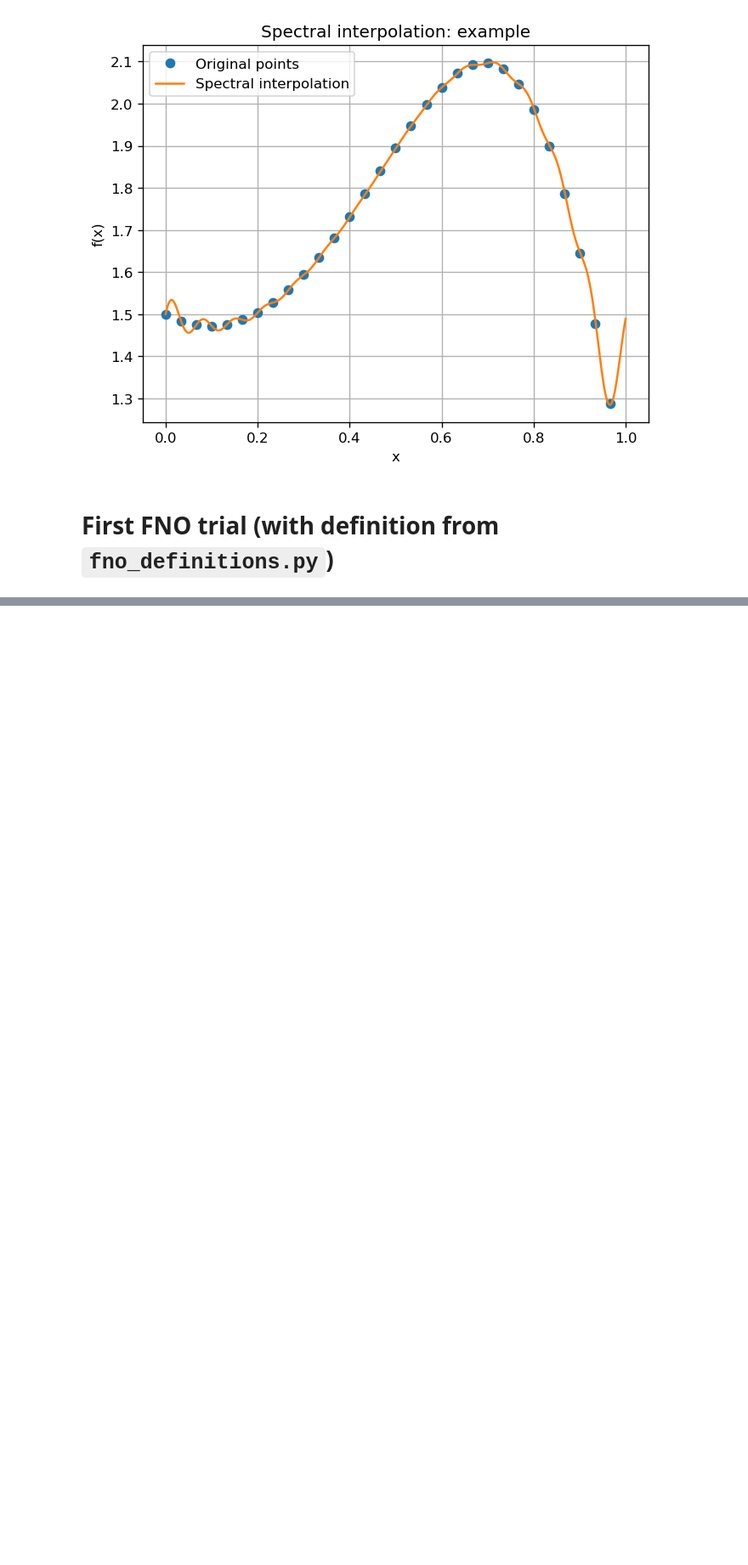
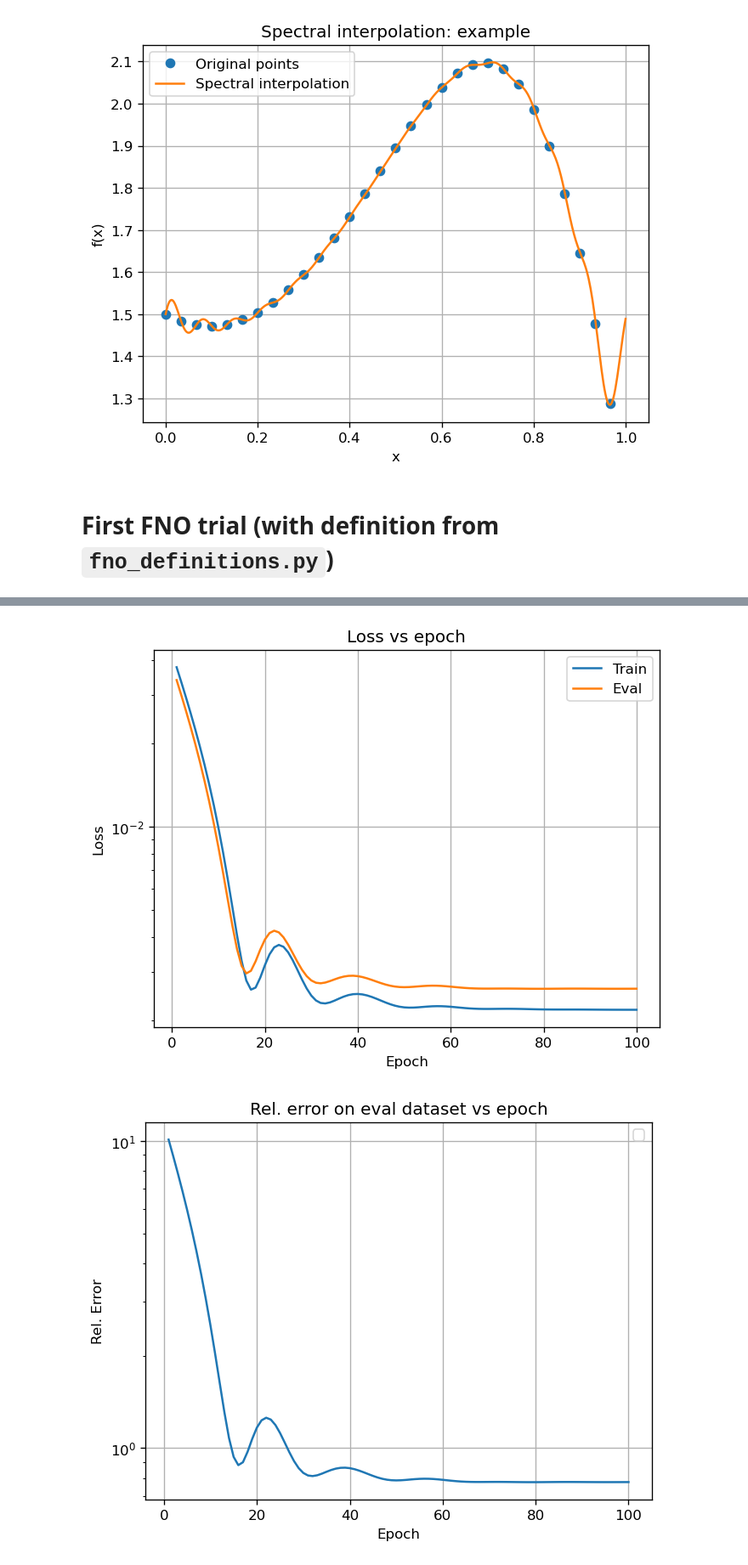
Before and after one commit to sottoviafilippo/trying-out-neural-operators, a Jupyter notebook: fno_trials.ipynb, the cells around one changed output, grey strips where cells are left out. Shown at 85% size. Drawn from its saved outputs; the diff is of its cells as text; code cells hidden in the pictures; blank space fills up the shorter version.

Commit message:
things now run, but bad results (basically const value over whole grid). also very slow, needs fixing, see comments in readme and fno notebook

```diff
--- a/fno_trials.ipynb
+++ b/fno_trials.ipynb
@@ -60,5 +60,10 @@ operator = FNO(n_modes=(64, 64),
 # First FNO trial (with definition from `fno_definitions.py`)
 # %%
 # start with something reasonably small
+fno_trial = FNO_v1(n_modes = [8,8], hidden_dimension = 24)
 
-fno_trial = FNO_v1(n_modes = [8,8], hidden_dimension = 24)
+# note that compared to the way I set up the deepONets, here the X and Y (input and output) arrays are kept 2d and not flattened with .ravel().
+# this is because I need to distinguish the two directions for the 2d fft to be applicable
+
+# the solutions in the dataset are computed on the [-1, 1] 2d-square, on a 64x64 grid
+fno_trial.fit_from_npz('data/dataset_for_fno.npz', 100)
@@ -64,0 +88,22 @@ fno_trial = FNO_v1(n_modes = [8,8], hidden_dimension = 24)
+# %%
+plt.figure(dpi = 120)
+plt.title("Loss vs epoch")
+plt.xlabel('Epoch')
+plt.ylabel("Loss")
+plt.semilogy(fno_trial.epochs, fno_trial.losses, label = "Train")
+plt.semilogy(fno_trial.epochs, fno_trial.losses_eval, label = "Eval")
+plt.legend()
+plt.grid()
+plt.show()
+
+plt.figure(dpi = 120)
+plt.title("Rel. error on eval dataset vs epoch")
+plt.xlabel('Epoch')
+plt.ylabel("Rel. Error")
+plt.semilogy(fno_trial.epochs, fno_trial.rel_errors_eval)
+plt.legend()
+plt.grid()
+plt.show()
+# %% [output]
+[figure, added]
+[figure, added]
```
Also changed, not shown: parts of 2 cells of this notebook, 4 other files.
